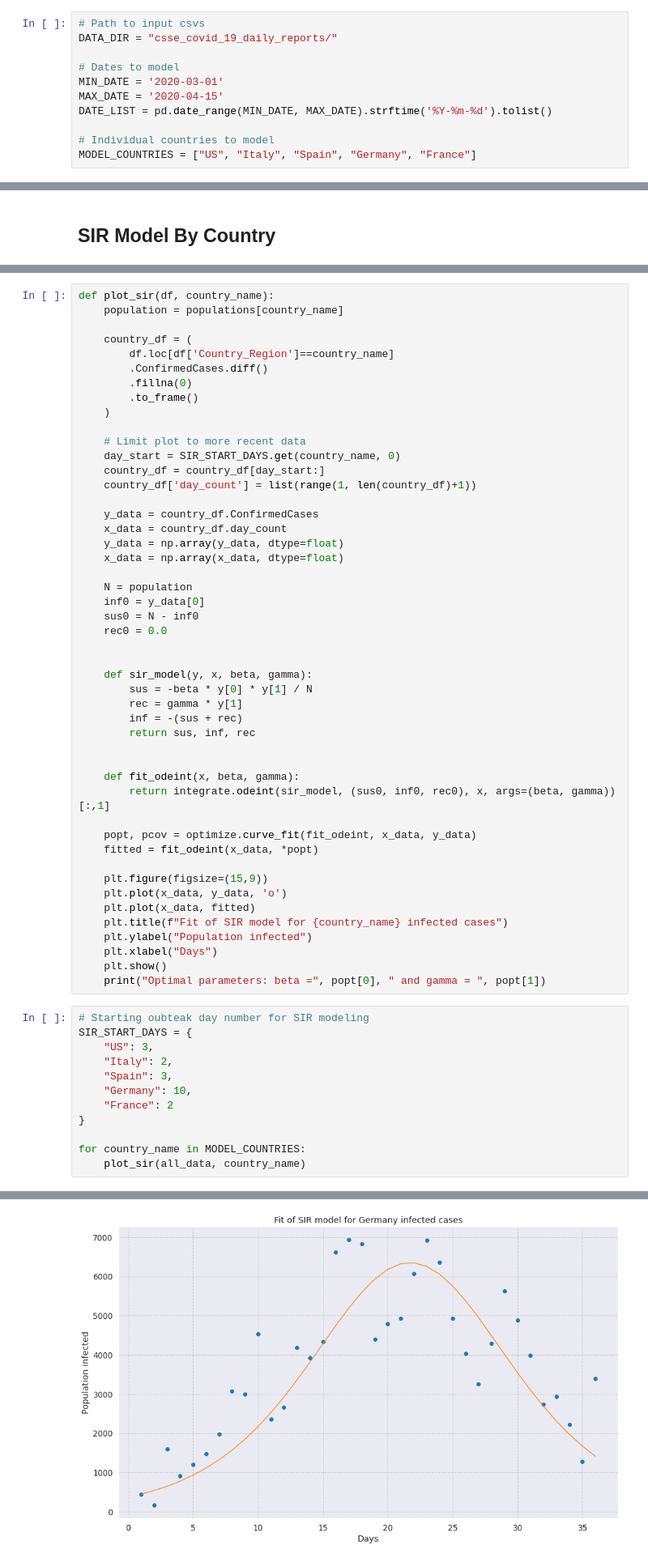
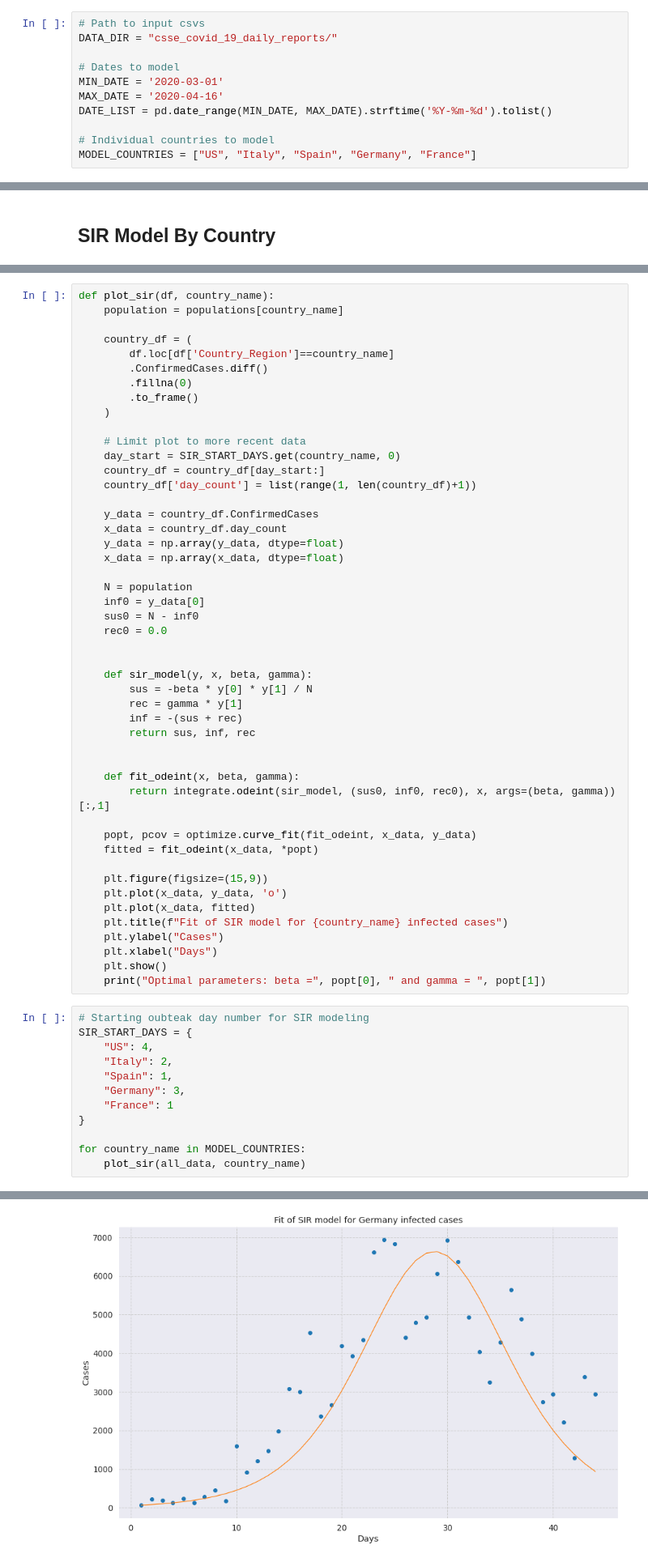
Before and after one commit to rdcolema/covid19-tracking, a Jupyter notebook: covid_forecasting.ipynb, the cells around one changed output, grey strips where cells are left out. Shown at 81% size. Saved outputs shown, nothing was run; the diff lists cells and outputs as text.

```diff
--- a/covid_forecasting.ipynb
+++ b/covid_forecasting.ipynb
@@ -31,7 +31,7 @@ DATA_DIR = "csse_covid_19_daily_reports/"
 
 # Dates to model
 MIN_DATE = '2020-03-01'
-MAX_DATE = '2020-04-15'
+MAX_DATE = '2020-04-16'
 DATE_LIST = pd.date_range(MIN_DATE, MAX_DATE).strftime('%Y-%m-%d').tolist()
 
 # Individual countries to model
@@ -427,18 +427,18 @@ def plot_sir(df, country_name):
     plt.plot(x_data, y_data, 'o')
     plt.plot(x_data, fitted)
     plt.title(f"Fit of SIR model for {country_name} infected cases")
-    plt.ylabel("Population infected")
+    plt.ylabel("Cases")
     plt.xlabel("Days")
     plt.show()
     print("Optimal parameters: beta =", popt[0], " and gamma = ", popt[1])
 # %%
 # Starting oubteak day number for SIR modeling
 SIR_START_DAYS = {
-    "US": 3,
+    "US": 4,
     "Italy": 2,
-    "Spain": 3,
-    "Germany": 10,
-    "France": 2
+    "Spain": 1,
+    "Germany": 3,
+    "France": 1
 }
 
 for country_name in MODEL_COUNTRIES:
@@ -453 +453 @@ Optimal parameters: beta = 12.193768221525785  and gamma =  11.956321858714695
-[figure, old version]
+[figure, new version]
```
Also changed, not shown: parts of 4 cells of this notebook, 2 other files.
